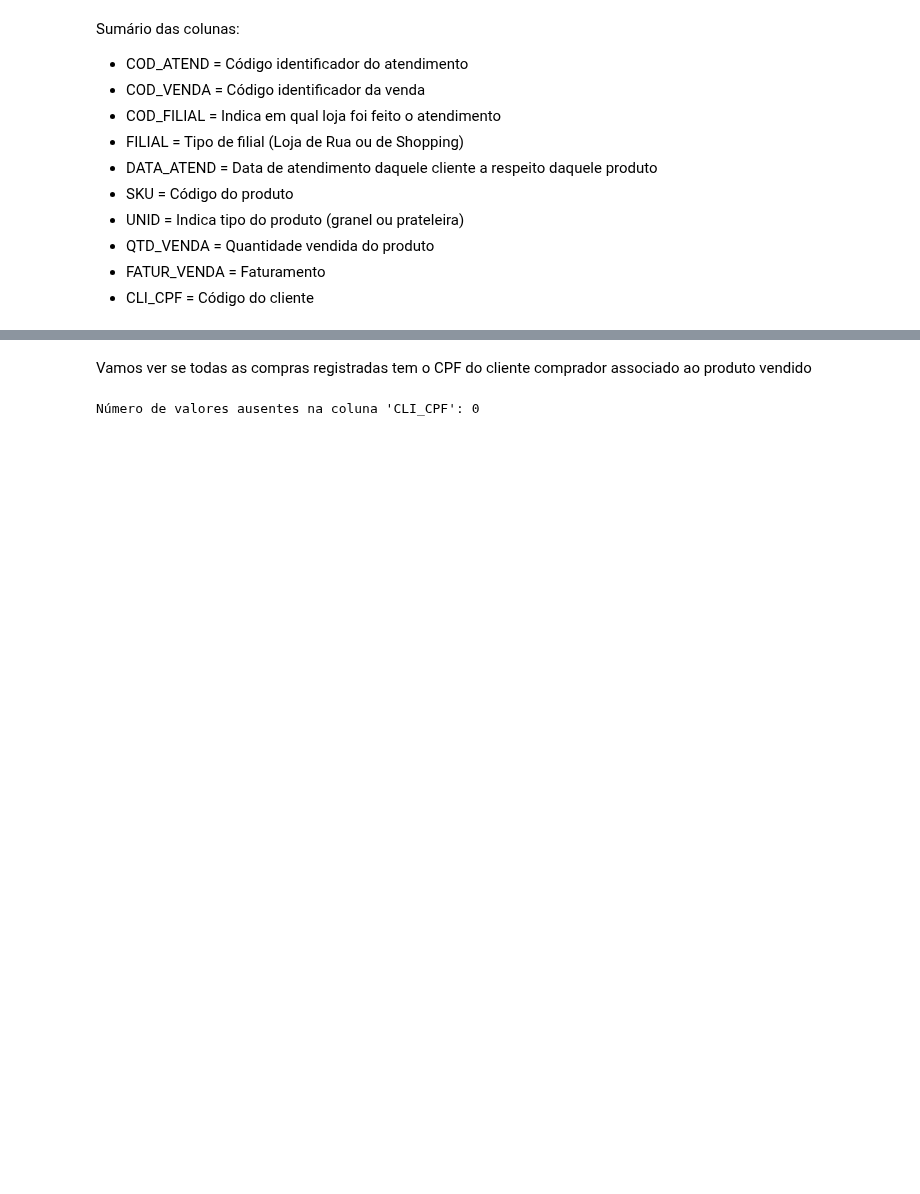
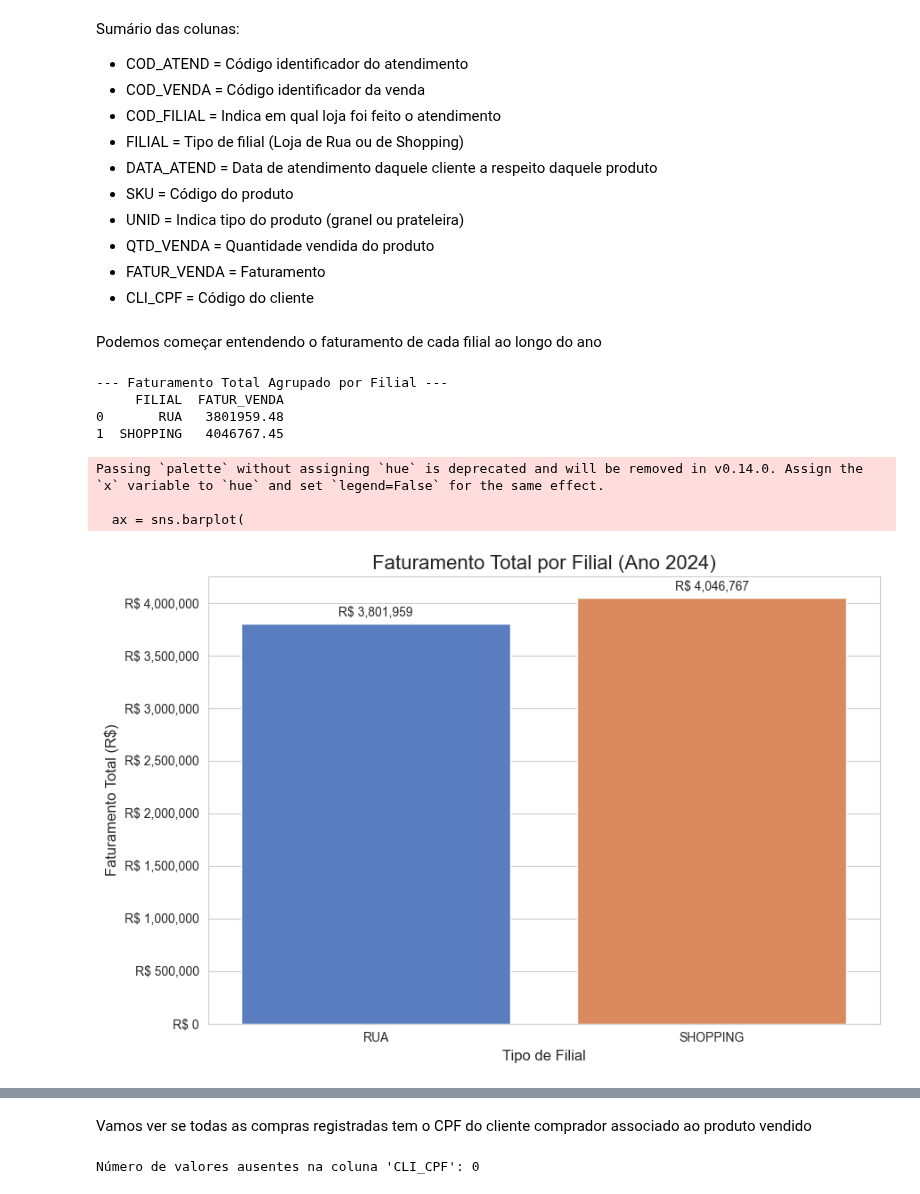
Before and after one commit to felipefsleal/Grupo6-ProjetoFinal, a Jupyter notebook: notebooks/01_eda.ipynb, the cells around one changed output, grey strips where cells are left out. Cells and saved outputs as stored; diff of their text form; code cells hidden in the pictures; blank space fills up the shorter version.

Commit message:
Análise do faturamento das filiais

```diff
--- a/notebooks/01_eda.ipynb
+++ b/notebooks/01_eda.ipynb
@@ -245,3 +245,61 @@ Sumário das colunas:
 * QTD_VENDA = Quantidade vendida do produto
 * FATUR_VENDA  = Faturamento
 * CLI_CPF = Código do cliente
+# %% [markdown]
+Podemos começar entendendo o faturamento de cada filial ao longo do ano
+# %%
+#1. Agrupamento dos Dados
+# Agrupa diretamente por 'FILIAL' e soma o 'FATUR_VENDA'.
+# Como sabemos que os dados são todos de 2024, este é o faturamento "anual".
+df_faturamento_filial = vendas.groupby('FILIAL')['FATUR_VENDA'].sum().reset_index()
+
+print("\n--- Faturamento Total Agrupado por Filial ---")
+print(df_faturamento_filial)
+
+#2. Geração do Gráfico
+
+# Cria a figura
+plt.figure(figsize=(9, 6))
+
+# Cria o gráfico de barras
+ax = sns.barplot(
+    data=df_faturamento_filial,
+    x='FILIAL',
+    y='FATUR_VENDA',
+    palette='muted'
+)
+
+# 3. Formatação e Rótulos
+
+# Define o título
+ax.set_title('Faturamento Total por Filial (Ano 2024)', fontsize=16)
+ax.set_xlabel('Tipo de Filial', fontsize=12)
+ax.set_ylabel('Faturamento Total (R$)', fontsize=12)
+
+# Formata o eixo Y para moeda (R$)
+formatter_currency = ticker.FuncFormatter(lambda x, p: f'R$ {x:,.0f}')
+ax.yaxis.set_major_formatter(formatter_currency)
+
+# Adiciona os rótulos de dados (valores) sobre as barras
+for p in ax.patches:
+    ax.annotate(f'R$ {p.get_height():,.0f}',
+                   (p.get_x() + p.get_width() / 2., p.get_height()),
+                   ha = 'center', va = 'center',
+                   xytext = (0, 9),
+                   textcoords = 'offset points',
+                   fontsize=10)
+
+# --- 6. Salvamento ---
+plt.tight_layout() # Ajusta layout
+plt.savefig("../graphics/faturamento_anual_por_filial.png") # Salva o gráfico
+plt.show() # Exibe no notebook
+plt.close() # Fecha a figura
+# %% [output]
+--- Faturamento Total Agrupado por Filial ---
+     FILIAL  FATUR_VENDA
+0       RUA   3801959.48
+1  SHOPPING   4046767.45
+Passing `palette` without assigning `hue` is deprecated and will be removed in v0.14.0. Assign the `x` variable to `hue` and set `legend=False` for the same effect.
+
+  ax = sns.barplot(
+[figure, added]
```
Also changed, not shown: parts of 4 cells of this notebook.
